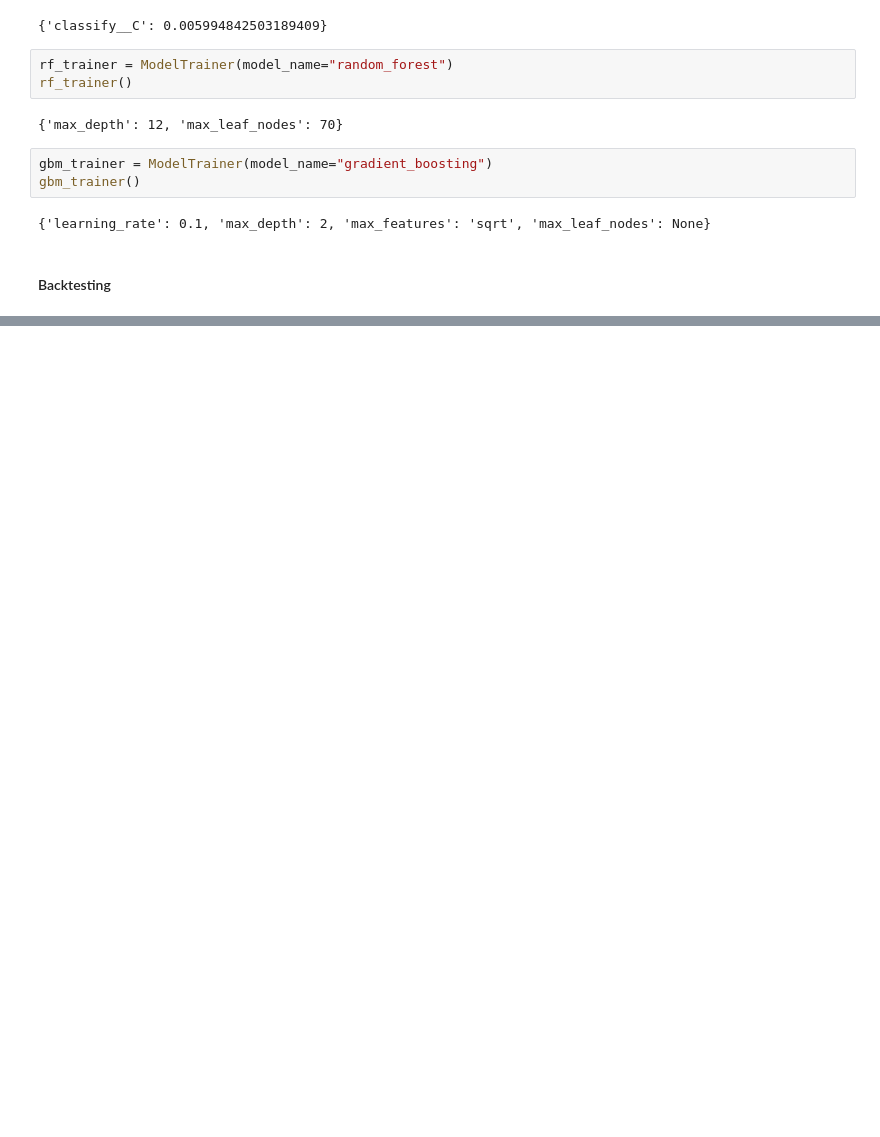
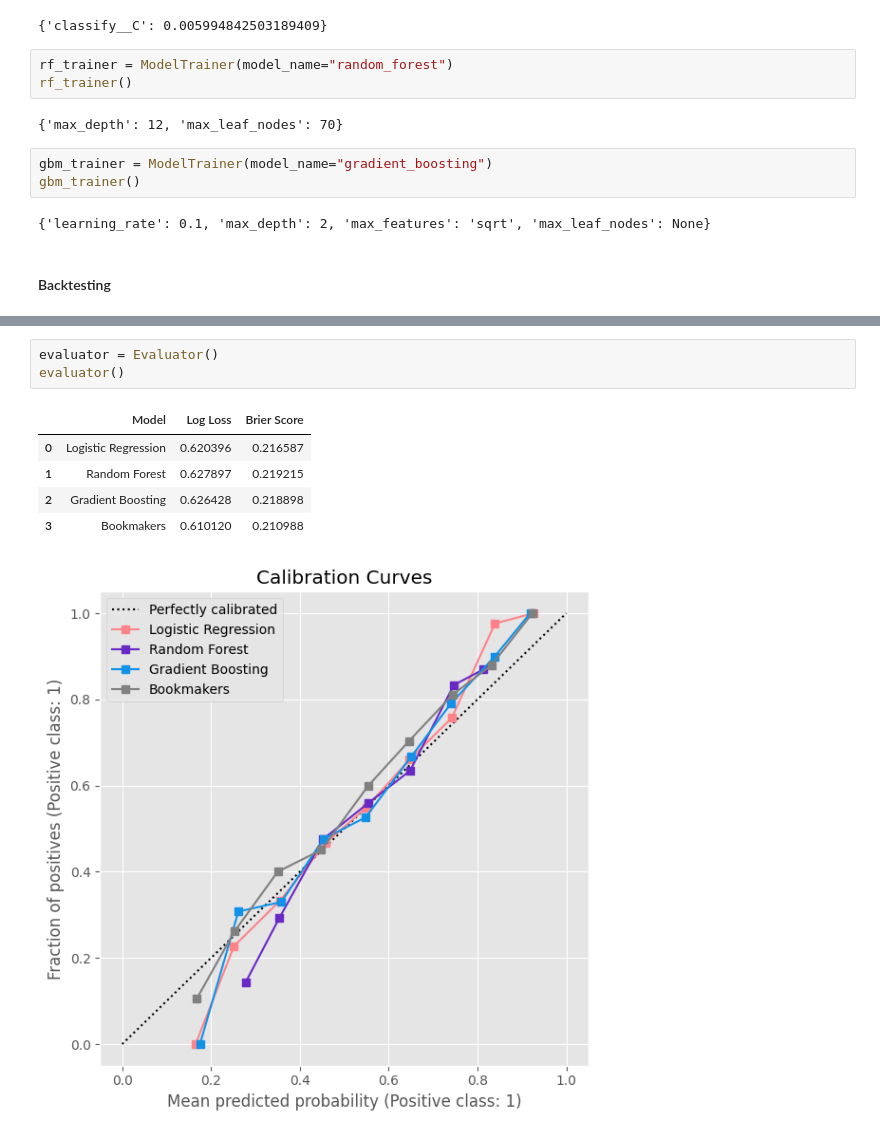
Before and after one commit to ehan03/cpsc-381-final-project, a Jupyter notebook: notebooks/walkthrough.ipynb, the cells around one changed output, grey strips where cells are left out. Drawn from its saved outputs; the diff is of its cells as text; blank space fills up the shorter version.

```diff
--- a/notebooks/walkthrough.ipynb
+++ b/notebooks/walkthrough.ipynb
@@ -52,0 +51,10 @@ backtest()
+# %%
+evaluator = Evaluator()
+evaluator()
+# %% [output]
+|  | Model | Log Loss | Brier Score |
+| 0 | Logistic Regression | 0.620396 | 0.216587 |
+| 1 | Random Forest | 0.627897 | 0.219215 |
+| 2 | Gradient Boosting | 0.626428 | 0.218898 |
+| 3 | Bookmakers | 0.610120 | 0.210988 |
+[figure, added]
```
Also changed, not shown: parts of 2 cells of this notebook, 2 other files.
